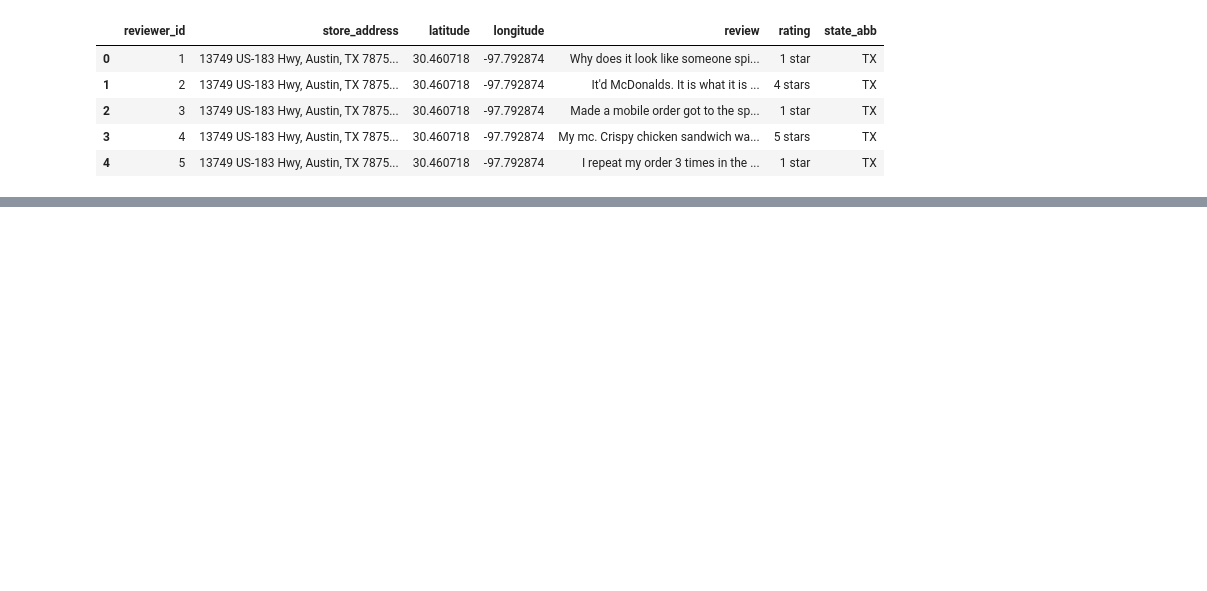
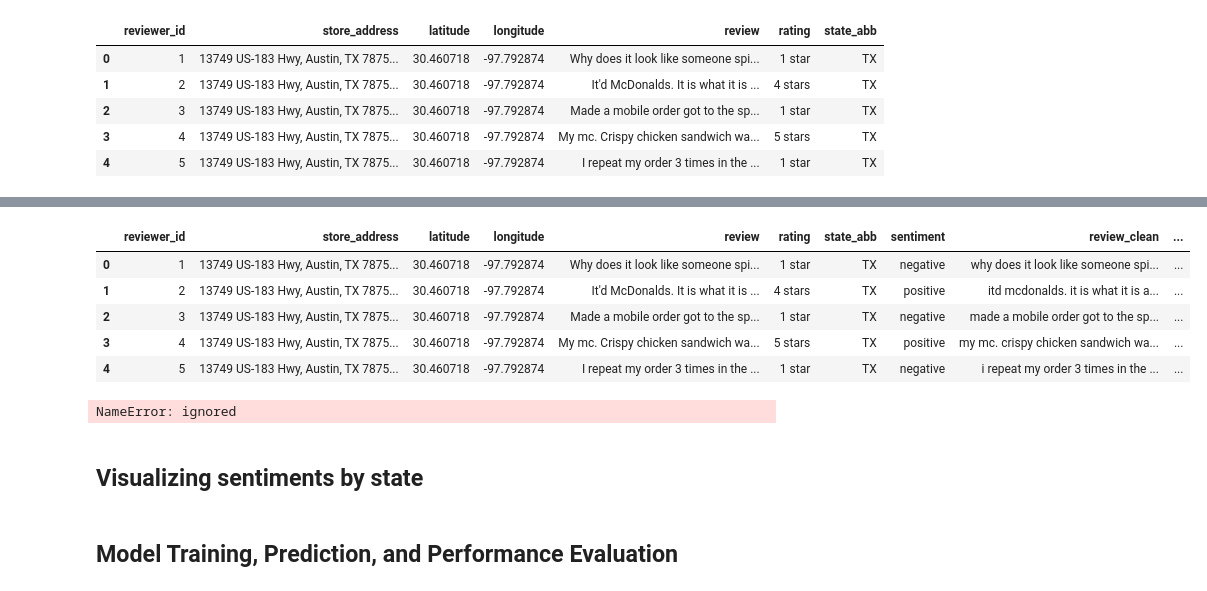
Before and after one commit to bjdugan/FA23-NLP, a Jupyter notebook: clean.ipynb, the cells around one changed output, grey strips where cells are left out. Drawn from its saved outputs; the diff is of its cells as text; code cells hidden in the pictures; blank space fills up the shorter version.

Commit message:
Added via upload.
Changes to original clean.ipynb that incorporates final cleaning decisions.

```diff
--- a/clean.ipynb
+++ b/clean.ipynb
@@ -30,5 +48,9 @@ data.head()
 # %%
-# extract states from address (may not be needed since we can use lat/lon)
+data = pd.read_csv("/content/McDonald_s_Reviews.csv", encoding="Latin-1"
+                   ).drop( # drop columns we won't use or that are invariate
+                          ["store_name", "category", "rating_count", "review_time"],
+                           axis = 1)
+# get state abbreviations
 states = pd.read_csv(
         "https://www2.census.gov/geo/docs/reference/codes2020/national_state2020.txt",
         sep = "|"
@@ -103,0 +73,35 @@ data.to_csv("/content/drive/MyDrive/DSCI-D590 NLP/group project/mcdonald_clean.c
+# %%
+# breaking rating up into sentiment: positive: 4 or 5 stars, negative: 2 stars or below, neutral: 3 stars
+sentiments = []
+for rating in data["rating"]:
+  if rating == "4 stars" or rating == "5 stars":
+    sentiments.append("positive")
+  elif rating == "3 stars":
+    sentiments.append("neutral")
+  else:
+    sentiments.append("negative")
+
+data["sentiment"] = sentiments
+
+# clean text
+data["review_clean"] = [ps.stem(i) for i in data["review"]] # lowers and stems
+data["review_clean"] = [re.sub(r"[^A-z\s\d!\?\.]", "", i, re.I|re.A) for i in data["review_clean"]] # removes special characters
+data["review_clean"] = [wnl.lemmatize(i) for i in data["review_clean"]] #
+data["review_clean"] = [i.split(" ") for i in data["review_clean"]] # tokenize along spaces to...
+data["review_clean"] = [i for i in data["review_clean"] if i not in stop_words] # ...remove stopwords
+data["review_clean"] = [" ".join(i) for i in data["review_clean"]] # rejoin string
+
+# add sentiment polarity score (-1 to 1 where -1 is very cold and 1 is very warm),
+# categorical version (pos/neg), and convert the store rating from categorical into numeric
+# https://textblob.readthedocs.io/en/dev/quickstart.html#sentiment-analysis
+data["polarity"] = [TextBlob(data.review_clean[i]).sentiment.polarity for i in range(0, len(data))]
+data["polarity_sentiment"] = ['positive' if data.polarity[i] > 0 else 'negative' for i in range(0, len(data))]
+data["rating_num"] = [int(re.sub("\\s|[A-z]", "", data.rating[i])) for i in range(0, len(data))]
+data.head()
+# %% [output]
+|  | reviewer_id | store_address | latitude | longitude | review | rating | state_abb | sentiment | review_clean | ... |
+| 0 | 1 | 13749 US-183 Hwy, Austin, TX 7875... | 30.460718 | -97.792874 | Why does it look like someone spi... | 1 star | TX | negative | why does it look like someone spi... | ... |
+| 1 | 2 | 13749 US-183 Hwy, Austin, TX 7875... | 30.460718 | -97.792874 | It'd McDonalds. It is what it is ... | 4 stars | TX | positive | itd mcdonalds. it is what it is a... | ... |
+| 2 | 3 | 13749 US-183 Hwy, Austin, TX 7875... | 30.460718 | -97.792874 | Made a mobile order got to the sp... | 1 star | TX | negative | made a mobile order got to the sp... | ... |
+| 3 | 4 | 13749 US-183 Hwy, Austin, TX 7875... | 30.460718 | -97.792874 | My mc. Crispy chicken sandwich wa... | 5 stars | TX | positive | my mc. crispy chicken sandwich wa... | ... |
+| 4 | 5 | 13749 US-183 Hwy, Austin, TX 7875... | 30.460718 | -97.792874 | I repeat my order 3 times in the ... | 1 star | TX | negative | i repeat my order 3 times in the ... | ... |
@@ -103,0 +120,13 @@ data.to_csv("/content/drive/MyDrive/DSCI-D590 NLP/group project/mcdonald_clean.c
+# %%
+# building bag-of-words vectorizer with training set
+olga_cv = CountVectorizer(binary=False, min_df=0.0, max_df=1.0, ngram_range=(1,2))
+olga_cv_train_features = olga_cv.fit_transform(olga_X_train)
+
+# building TFIDF vectorizer with training set
+#   sublinear_tf: apply sublinear tf scaling (replacing tf with 1 + log(tf))
+olga_tv = TfidfVectorizer(use_idf=True, min_df=0.0, max_df=1.0, ngram_range=(1,2), sublinear_tf=True)
+olga_tv_train_features = olga_tv.fit_transform(olga_X_train)
+# %% [output]
+NameError: ignored
+# %% [markdown]
+## Visualizing sentiments by state
@@ -103,0 +138,2 @@ data.to_csv("/content/drive/MyDrive/DSCI-D590 NLP/group project/mcdonald_clean.c
+# %% [markdown]
+## Model Training, Prediction, and Performance Evaluation
```
Also changed, not shown: parts of 21 cells of this notebook.
